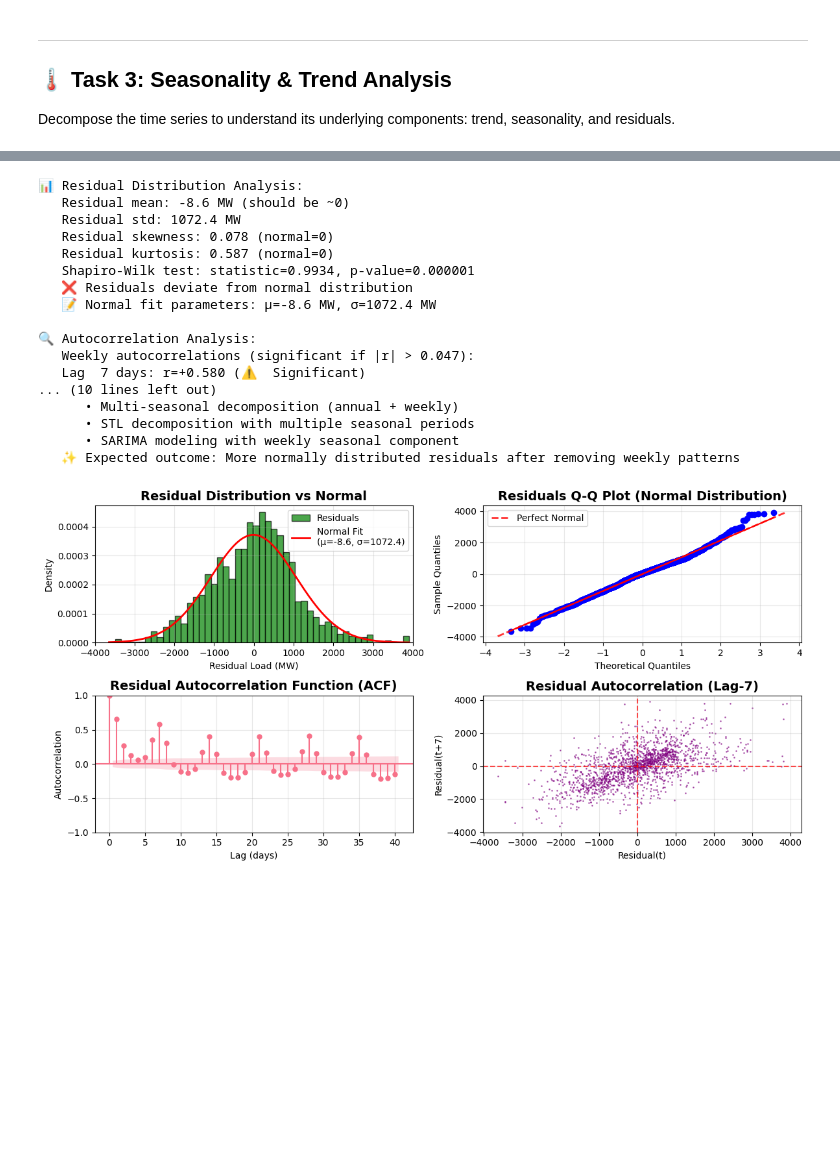
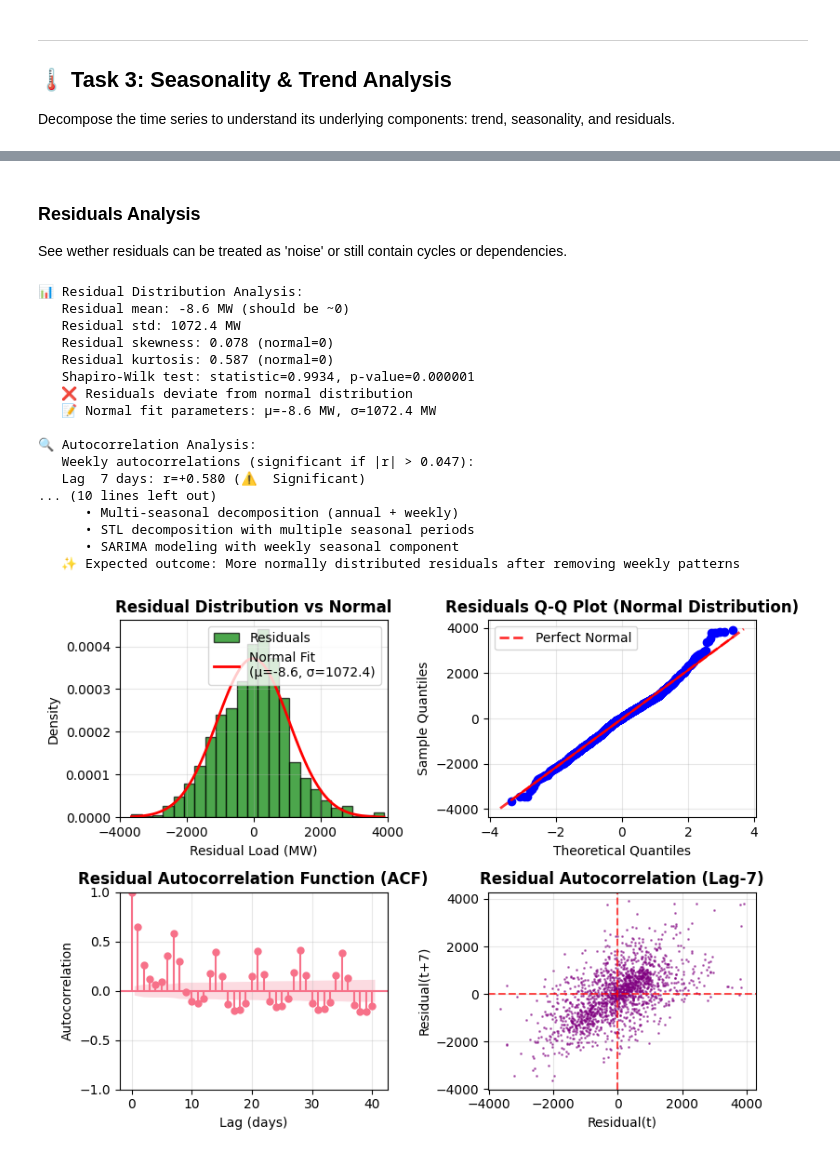
Before and after one commit to Ivapo/energy-forecast, a Jupyter notebook: notebooks/01_data_exploration.ipynb, the cells around one changed output, grey strips where cells are left out. Drawn from its saved outputs; the diff is of its cells as text; code cells hidden in the pictures; blank space fills up the shorter version.

```diff
--- a/notebooks/01_data_exploration.ipynb
+++ b/notebooks/01_data_exploration.ipynb
@@ -23,7 +23,7 @@ warnings.filterwarnings('ignore')
 # Set up plotting style
 plt.style.use('default')
 sns.set_palette("husl")
-plt.rcParams['figure.figsize'] = (12, 6)
+# plt.rcParams['figure.figsize'] = (12, 6)
 plt.rcParams['font.size'] = 10
 
 print("✅ Libraries imported successfully!")
@@ -525,15 +550,17 @@ plt.show()
+# %% [markdown]
+### Residuals Analysis
+
+See wether residuals can be treated as 'noise' or still contain cycles or dependencies.
 # %%
-# Residual analysis - distribution and autocorrelation diagnostics
-from statsmodels.tsa.stattools import acf
-from statsmodels.graphics.tsaplots import plot_acf
 
-fig, axes = plt.subplots(2, 2, figsize=(12, 6))
+# Plot residual diagnostics (4 plots)
+fig, axes = plt.subplots(2, 2, figsize=(8, 6))
 
 # Get residuals for analysis
 residuals = decomposition.resid.dropna()
 
 # Residual distribution and normality check
-axes[0, 0].hist(residuals, bins=50, alpha=0.7, color='green', edgecolor='black', density=True, label='Residuals')
+axes[0, 0].hist(residuals, bins=24, alpha=0.7, color='green', edgecolor='black', density=True, label='Residuals')
 
 # Fit normal distribution
 mu, sigma = stats.norm.fit(residuals)
@@ -541,7 +568,7 @@ x = np.linspace(residuals.min(), residuals.max(), 100)
 normal_fit = stats.norm.pdf(x, mu, sigma)
 axes[0, 0].plot(x, normal_fit, 'r-', linewidth=2, label=f'Normal Fit\n(μ={mu:.1f}, σ={sigma:.1f})')
 
-axes[0, 0].set_title('Residual Distribution vs Normal', fontsize=14, fontweight='bold')
+axes[0, 0].set_title('Residual Distribution vs Normal', fontsize=12, fontweight='bold')
 axes[0, 0].set_xlabel('Residual Load (MW)')
 axes[0, 0].set_ylabel('Density')
 axes[0, 0].legend()
@@ -550,7 +577,7 @@ axes[0, 0].set_xlim(-4000, 4000)
 
 # Q-Q plot for normality assessment
 stats.probplot(residuals, dist="norm", plot=axes[0, 1])
-axes[0, 1].set_title('Residuals Q-Q Plot (Normal Distribution)', fontsize=14, fontweight='bold')
+axes[0, 1].set_title('Residuals Q-Q Plot (Normal Distribution)', fontsize=12, fontweight='bold')
 axes[0, 1].set_xlabel('Theoretical Quantiles')
 axes[0, 1].set_ylabel('Sample Quantiles')
 axes[0, 1].grid(True, alpha=0.3)
@@ -561,7 +588,7 @@ axes[0, 1].legend()
 
 # Calculate and plot autocorrelation function
 plot_acf(residuals, ax=axes[1, 0], lags=40, alpha=0.05)
-axes[1, 0].set_title('Residual Autocorrelation Function (ACF)', fontsize=14, fontweight='bold')
+axes[1, 0].set_title('Residual Autocorrelation Function (ACF)', fontsize=12, fontweight='bold')
 axes[1, 0].set_xlabel('Lag (days)')
 axes[1, 0].set_ylabel('Autocorrelation')
 axes[1, 0].grid(True, alpha=0.3)
@@ -569,7 +596,7 @@ axes[1, 0].grid(True, alpha=0.3)
 # Residual autocorrelation (simple lag-7 scatter)
 residuals_series = pd.Series(residuals.values)
 axes[1, 1].scatter(residuals_series[:-7], residuals_series[7:], alpha=0.5, s=1, color='purple')
-axes[1, 1].set_title('Residual Autocorrelation (Lag-7)', fontsize=14, fontweight='bold')
+axes[1, 1].set_title('Residual Autocorrelation (Lag-7)', fontsize=12, fontweight='bold')
 axes[1, 1].set_xlabel('Residual(t)')
 axes[1, 1].set_ylabel('Residual(t+7)')
 axes[1, 1].grid(True, alpha=0.3)
@@ -622,34 +649,34 @@ if weekly_pattern_detected:
     print(f"   📈 Current residual distribution may be affected by remaining weekly patterns")
     print(f"   🔄 Accounting for weekly correlations could improve residual normality")
     print(f"   📊 Methods to try:")
     print(f"      • Multi-seasonal decomposition (annual + weekly)")
     print(f"      • STL decomposition with multiple seasonal periods")
     print(f"      • SARIMA modeling with weekly seasonal component")
     print(f"   ✨ Expected outcome: More normally distributed residuals after removing weekly patterns")
 else:
     print(f"   ✅ No significant weekly correlations - decomposition successfully captured weekly patterns")
 
 plt.tight_layout()
 plt.show()
 # %% [output]
 📊 Residual Distribution Analysis:
    Residual mean: -8.6 MW (should be ~0)
    Residual std: 1072.4 MW
    Residual skewness: 0.078 (normal=0)
    Residual kurtosis: 0.587 (normal=0)
    Shapiro-Wilk test: statistic=0.9934, p-value=0.000001
    ❌ Residuals deviate from normal distribution
    📝 Normal fit parameters: μ=-8.6 MW, σ=1072.4 MW
 
 🔍 Autocorrelation Analysis:
    Weekly autocorrelations (significant if |r| > 0.047):
    Lag  7 days: r=+0.580 (⚠️  Significant)
 ... (10 lines left out)
       • Multi-seasonal decomposition (annual + weekly)
       • STL decomposition with multiple seasonal periods
       • SARIMA modeling with weekly seasonal component
    ✨ Expected outcome: More normally distributed residuals after removing weekly patterns
-[figure, old version]
+[figure, new version]
 # %% [markdown]
 ---
 
```
Also changed, not shown: parts of 37 cells of this notebook, 5 other files.
